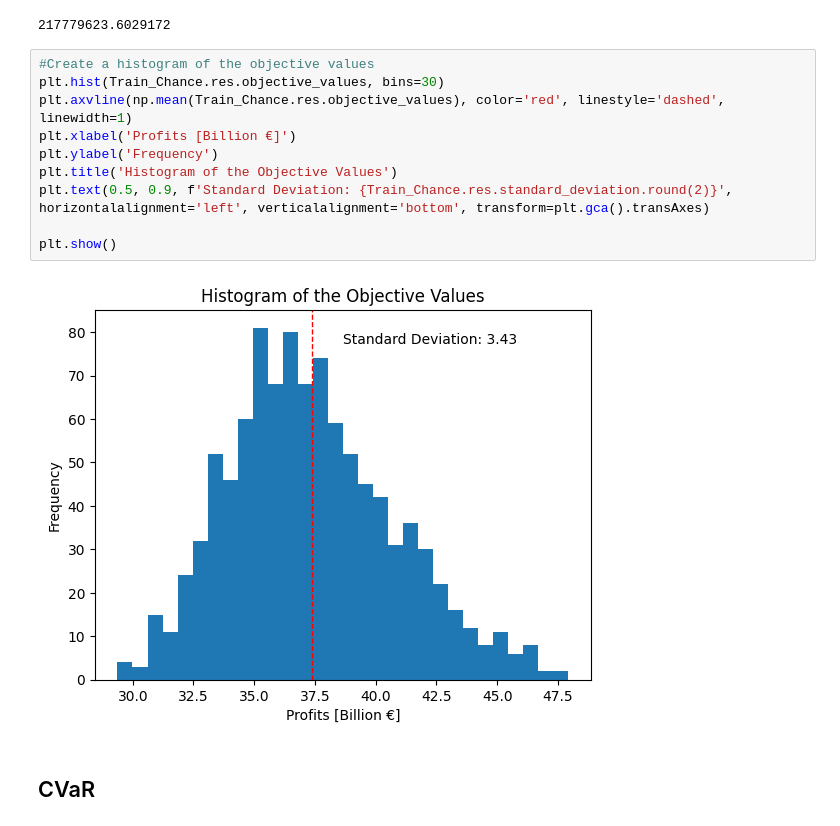
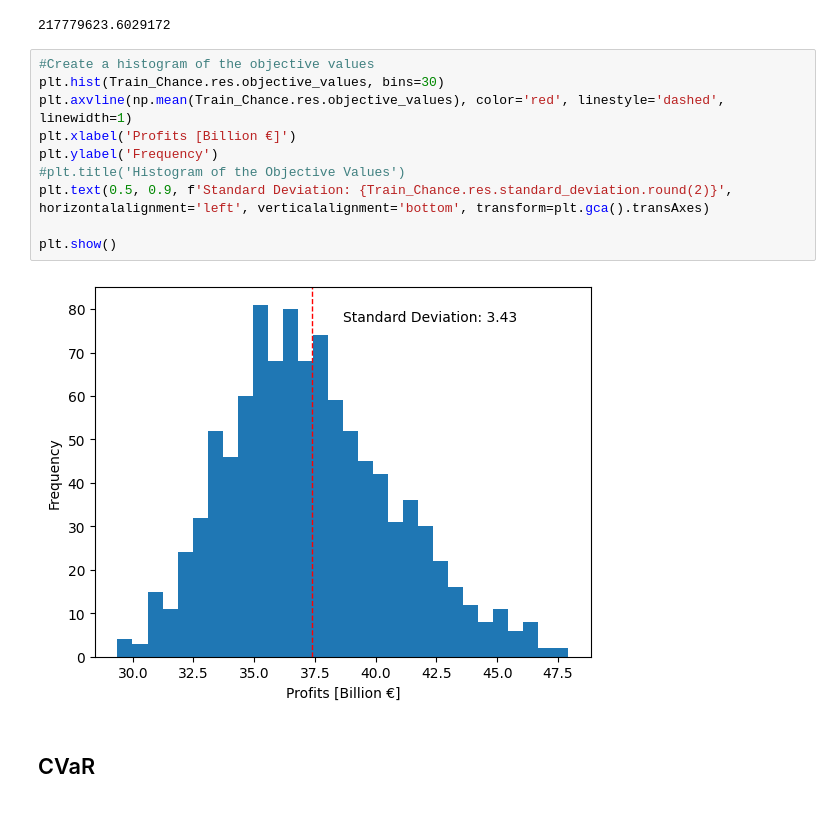
Before and after one commit to bioapfelsaft123/Opti, a Jupyter notebook: AssignmentV2/Main Code/Assignment_Class.ipynb, the cells around one changed output. Cells and saved outputs as stored; diff of their text form.

```diff
--- a/AssignmentV2/Main Code/Assignment_Class.ipynb
+++ b/AssignmentV2/Main Code/Assignment_Class.ipynb
@@ -682,15 +692,15 @@ Train_Chance.res.rem_budget
 # %%
 #Create a histogram of the objective values
 plt.hist(Train_Chance.res.objective_values, bins=30)
 plt.axvline(np.mean(Train_Chance.res.objective_values), color='red', linestyle='dashed', linewidth=1)
 plt.xlabel('Profits [Billion €]')
 plt.ylabel('Frequency')
-plt.title('Histogram of the Objective Values')
+#plt.title('Histogram of the Objective Values')
 plt.text(0.5, 0.9, f'Standard Deviation: {Train_Chance.res.standard_deviation.round(2)}', horizontalalignment='left', verticalalignment='bottom', transform=plt.gca().transAxes)
 
 plt.show()
 # %% [output]
-[figure, old version]
+[figure, new version]
 # %% [markdown]
 ## CVaR
 # %%
```
Also changed, not shown: parts of 6 cells of this notebook, 7 other files.
